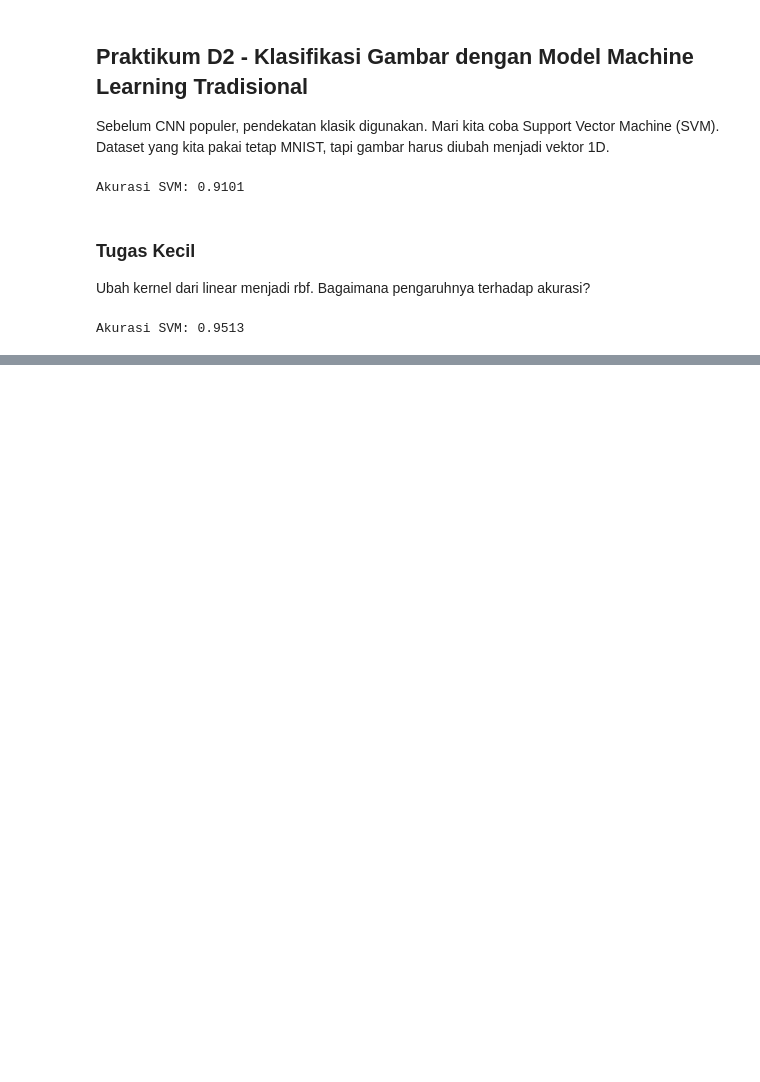
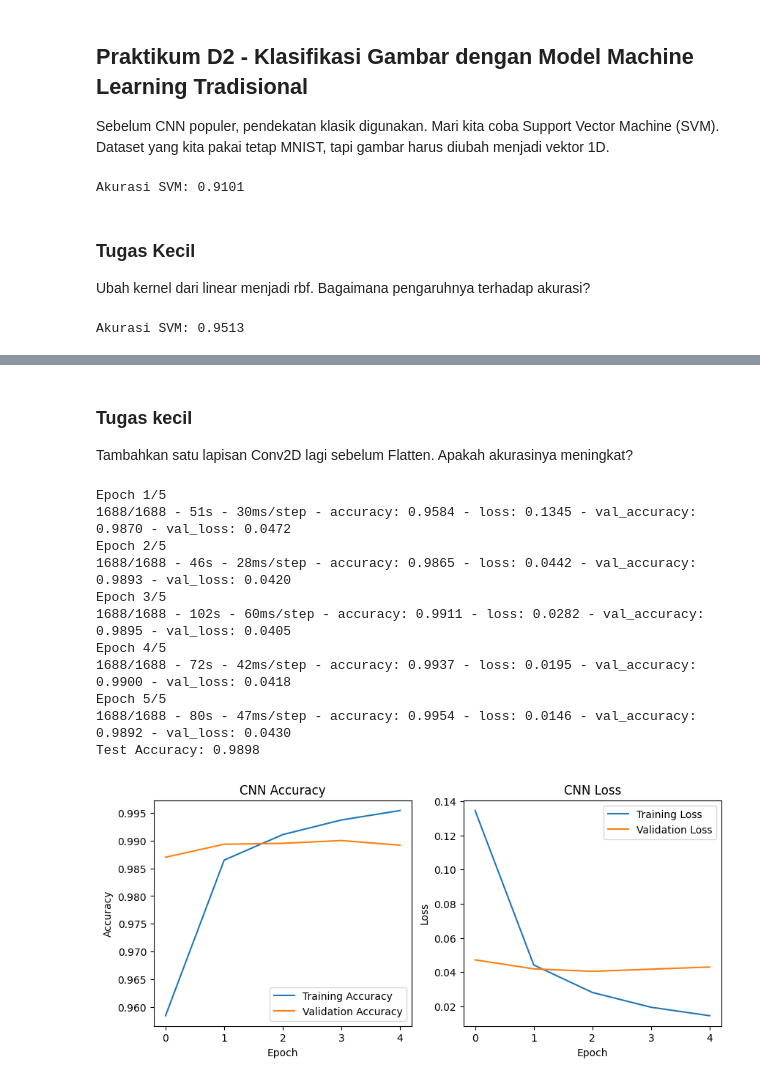
Before and after one commit to Dice128/2025_VISIKOMPUTER_TI-2B, a Jupyter notebook: Jobsheet2.ipynb, the cells around one changed output, grey strips where cells are left out. Saved outputs shown, nothing was run; the diff lists cells and outputs as text; code cells hidden in the pictures; blank space fills up the shorter version.

```diff
--- a/Jobsheet2.ipynb
+++ b/Jobsheet2.ipynb
@@ -88,0 +161,78 @@ Akurasi SVM: 0.9513
+# %% [markdown]
+### Tugas kecil
+Tambahkan satu lapisan Conv2D lagi sebelum Flatten. Apakah akurasinya meningkat?
+# %%
+import tensorflow as tf
+from tensorflow.keras import layers, models
+
+# Preprocessing
+(x_train, y_train), (x_test, y_test) = tf.keras.datasets.mnist.load_data()
+x_train_cnn = x_train.reshape(-1, 28, 28, 1) / 255.0
+x_test_cnn = x_test.reshape(-1, 28, 28, 1) / 255.0
+
+# Model CNN dengan tambahan Conv2D
+model = models.Sequential([
+    layers.Conv2D(32, (3, 3), activation='relu', input_shape=(28, 28, 1)),
+    layers.MaxPooling2D((2, 2)),
+    layers.Conv2D(64, (3, 3), activation='relu'),  # Tambahan lapisan Conv2D
+    layers.Flatten(),
+    layers.Dense(64, activation='relu'),
+    layers.Dense(10, activation='softmax')
+])
+
+# Kompilasi model
+model.compile(
+    optimizer='adam',
+    loss='sparse_categorical_crossentropy',
+    metrics=['accuracy']
+)
+
+# Training
+history = model.fit(
+    x_train_cnn, y_train,
+    epochs=5,
+    validation_split=0.1,
+    verbose=2
+)
+
+# Evaluasi di test set
+test_loss, test_acc = model.evaluate(x_test_cnn, y_test, verbose=0)
+print(f"Test Accuracy: {test_acc:.4f}")
+
+# ===== Plot history =====
+import matplotlib.pyplot as plt
+
+plt.figure(figsize=(10, 4))
+
+# Plot akurasi
+plt.subplot(1, 2, 1)
+plt.plot(history.history['accuracy'], label='Training Accuracy')
+plt.plot(history.history['val_accuracy'], label='Validation Accuracy')
+plt.title('CNN Accuracy')
+plt.xlabel('Epoch')
+plt.ylabel('Accuracy')
+plt.legend()
+
+# Plot loss
+plt.subplot(1, 2, 2)
+plt.plot(history.history['loss'], label='Training Loss')
+plt.plot(history.history['val_loss'], label='Validation Loss')
+plt.title('CNN Loss')
+plt.xlabel('Epoch')
+plt.ylabel('Loss')
+plt.legend()
+
+plt.show()
+# %% [output]
+Epoch 1/5
+1688/1688 - 51s - 30ms/step - accuracy: 0.9584 - loss: 0.1345 - val_accuracy: 0.9870 - val_loss: 0.0472
+Epoch 2/5
+1688/1688 - 46s - 28ms/step - accuracy: 0.9865 - loss: 0.0442 - val_accuracy: 0.9893 - val_loss: 0.0420
+Epoch 3/5
+1688/1688 - 102s - 60ms/step - accuracy: 0.9911 - loss: 0.0282 - val_accuracy: 0.9895 - val_loss: 0.0405
+Epoch 4/5
+1688/1688 - 72s - 42ms/step - accuracy: 0.9937 - loss: 0.0195 - val_accuracy: 0.9900 - val_loss: 0.0418
+Epoch 5/5
+1688/1688 - 80s - 47ms/step - accuracy: 0.9954 - loss: 0.0146 - val_accuracy: 0.9892 - val_loss: 0.0430
+Test Accuracy: 0.9898
+[figure, added]
```
Also changed, not shown: parts of 14 cells of this notebook.
